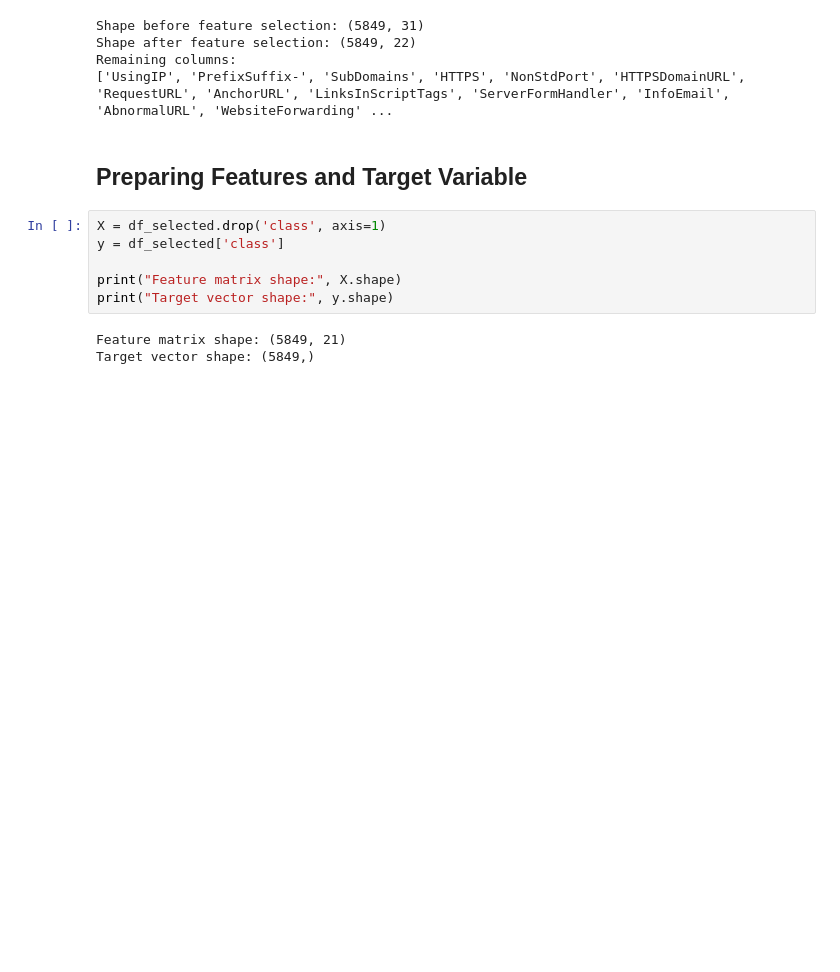
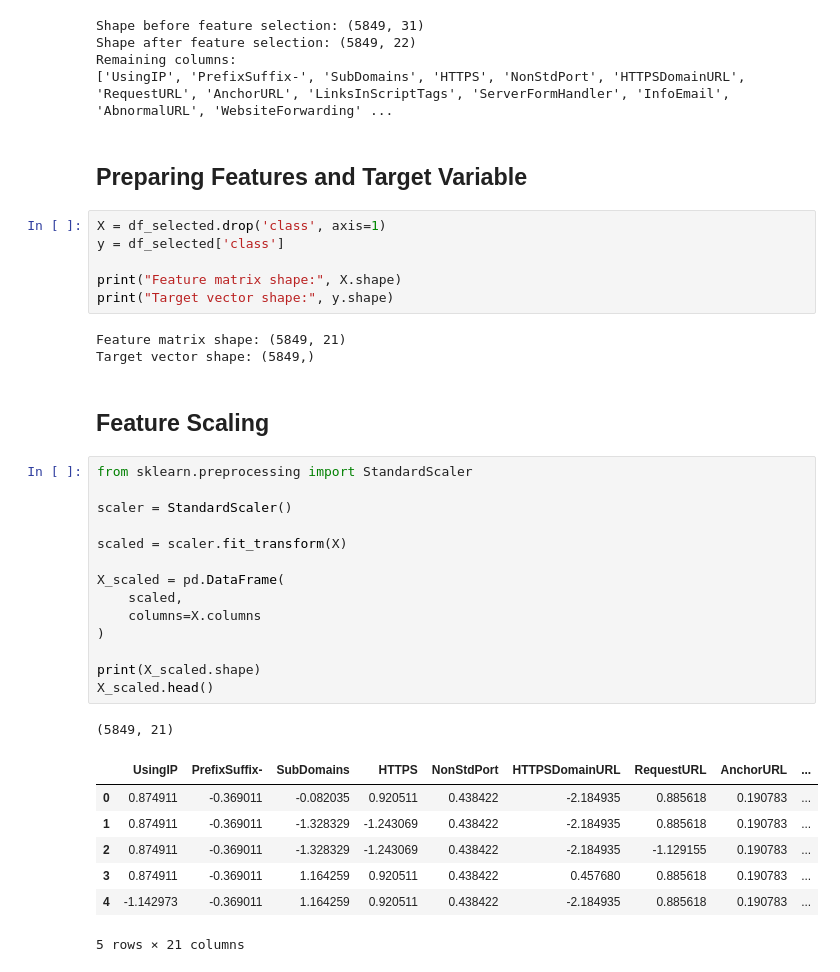
Before and after one commit to ja4smin/phishing-detection-reproduction, a Jupyter notebook: Phishing_Detection_Reproduction.ipynb, the cells around one changed output. Saved outputs shown, nothing was run; the diff lists cells and outputs as text; blank space fills up the shorter version.

Commit message:
Added feature scaling step

```diff
--- a/Phishing_Detection_Reproduction.ipynb
+++ b/Phishing_Detection_Reproduction.ipynb
@@ -281,3 +281,28 @@ print("Target vector shape:", y.shape)
 # %% [output]
 Feature matrix shape: (5849, 21)
 Target vector shape: (5849,)
+# %% [markdown]
+## Feature Scaling
+# %%
+from sklearn.preprocessing import StandardScaler
+
+scaler = StandardScaler()
+
+scaled = scaler.fit_transform(X)
+
+X_scaled = pd.DataFrame(
+    scaled,
+    columns=X.columns
+)
+
+print(X_scaled.shape)
+X_scaled.head()
+# %% [output]
+(5849, 21)
+|  | UsingIP | PrefixSuffix- | SubDomains | HTTPS | NonStdPort | HTTPSDomainURL | RequestURL | AnchorURL | ... |
+| 0 | 0.874911 | -0.369011 | -0.082035 | 0.920511 | 0.438422 | -2.184935 | 0.885618 | 0.190783 | ... |
+| 1 | 0.874911 | -0.369011 | -1.328329 | -1.243069 | 0.438422 | -2.184935 | 0.885618 | 0.190783 | ... |
+| 2 | 0.874911 | -0.369011 | -1.328329 | -1.243069 | 0.438422 | -2.184935 | -1.129155 | 0.190783 | ... |
+| 3 | 0.874911 | -0.369011 | 1.164259 | 0.920511 | 0.438422 | 0.457680 | 0.885618 | 0.190783 | ... |
+| 4 | -1.142973 | -0.369011 | 1.164259 | 0.920511 | 0.438422 | -2.184935 | 0.885618 | 0.190783 | ... |
+5 rows × 21 columns
```
